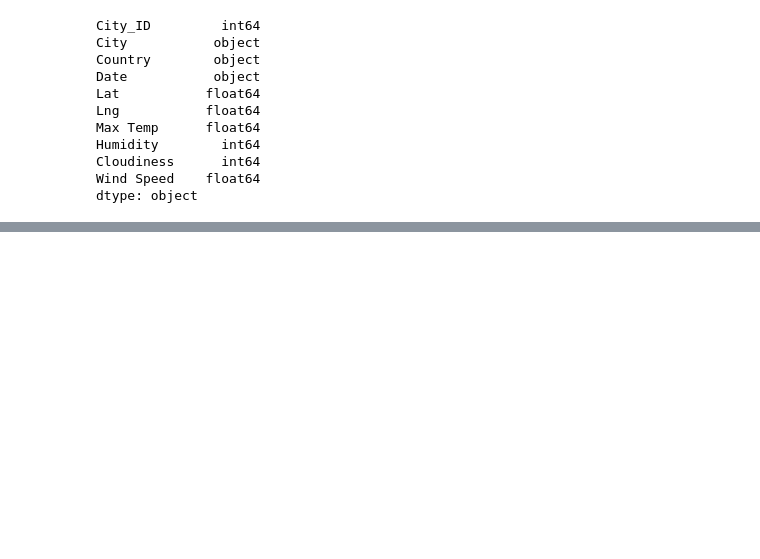
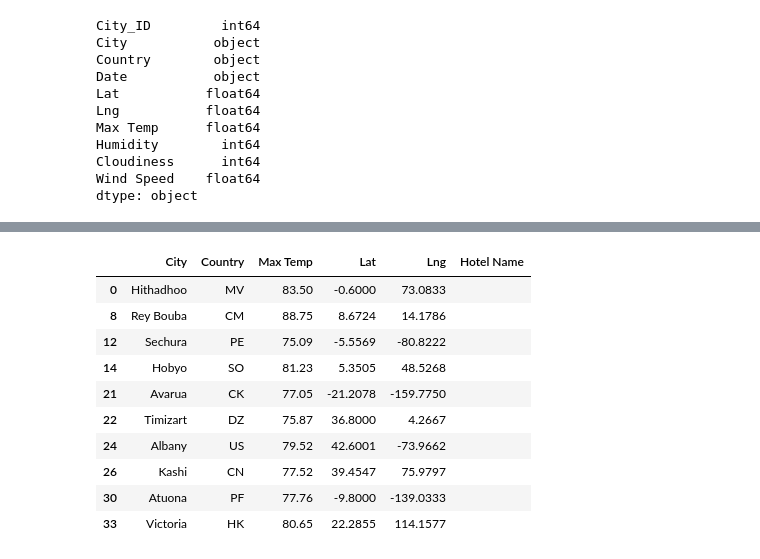
Before and after one commit to awalindeep/World_Weather_Analysis, a Jupyter notebook: VacationPy.ipynb, the cells around one changed output, grey strips where cells are left out. Drawn from its saved outputs; the diff is of its cells as text; code cells hidden in the pictures; blank space fills up the shorter version.

```diff
--- a/VacationPy.ipynb
+++ b/VacationPy.ipynb
@@ -59,0 +112,17 @@ for temp in max_temp:
+# %%
+# Create DataFrame called hotel_df to store hotel names along with city, country, max temp, and coordinates.
+hotel_df = preferred_cities_df[["City", "Country", "Max Temp", "Lat", "Lng"]].copy()
+hotel_df["Hotel Name"] = ""
+hotel_df.head(10)
+# %% [output]
+|  | City | Country | Max Temp | Lat | Lng | Hotel Name |
+| 0 | Hithadhoo | MV | 83.50 | -0.6000 | 73.0833 |  |
+| 8 | Rey Bouba | CM | 88.75 | 8.6724 | 14.1786 |  |
+| 12 | Sechura | PE | 75.09 | -5.5569 | -80.8222 |  |
+| 14 | Hobyo | SO | 81.23 | 5.3505 | 48.5268 |  |
+| 21 | Avarua | CK | 77.05 | -21.2078 | -159.7750 |  |
+| 22 | Timizart | DZ | 75.87 | 36.8000 | 4.2667 |  |
+| 24 | Albany | US | 79.52 | 42.6001 | -73.9662 |  |
+| 26 | Kashi | CN | 77.52 | 39.4547 | 75.9797 |  |
+| 30 | Atuona | PF | 77.76 | -9.8000 | -139.0333 |  |
+| 33 | Victoria | HK | 80.65 | 22.2855 | 114.1577 |  |
```
Also changed, not shown: parts of 15 cells of this notebook.
